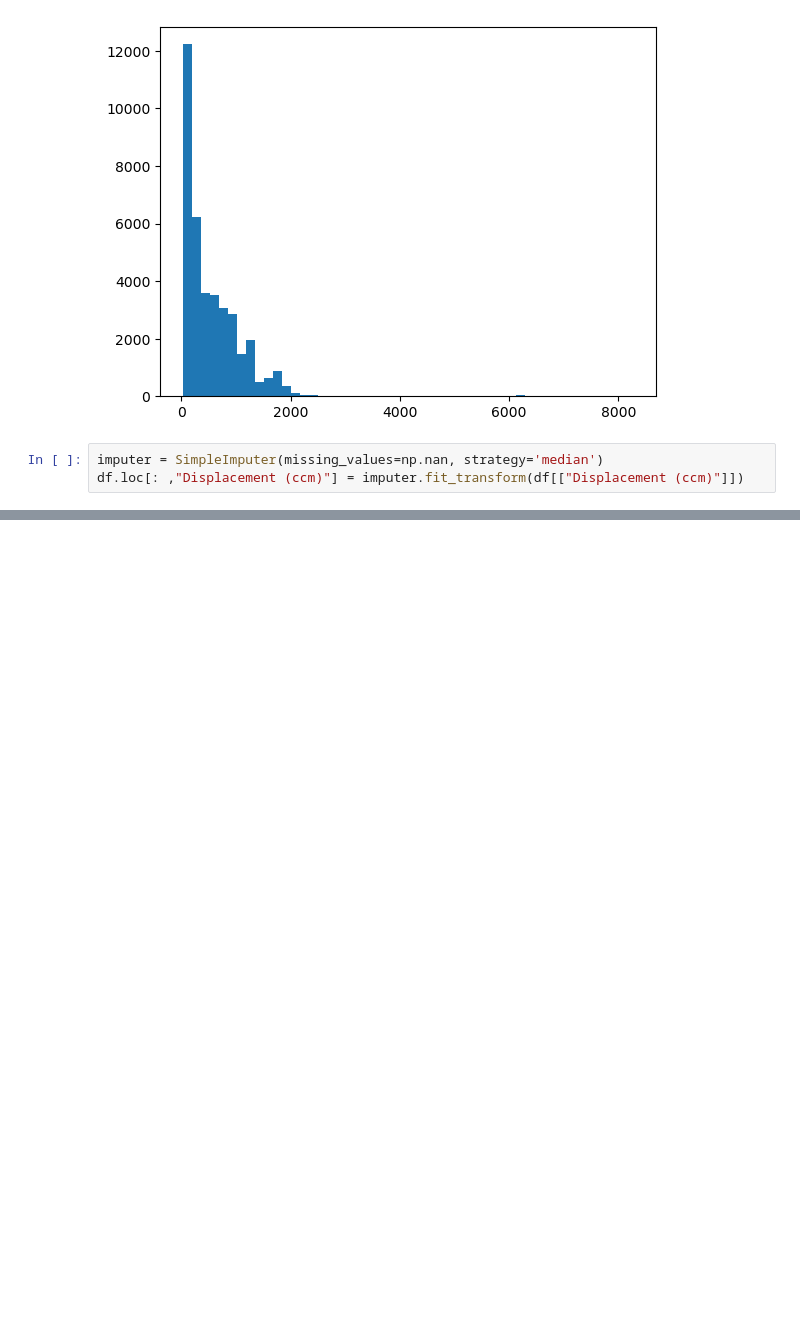
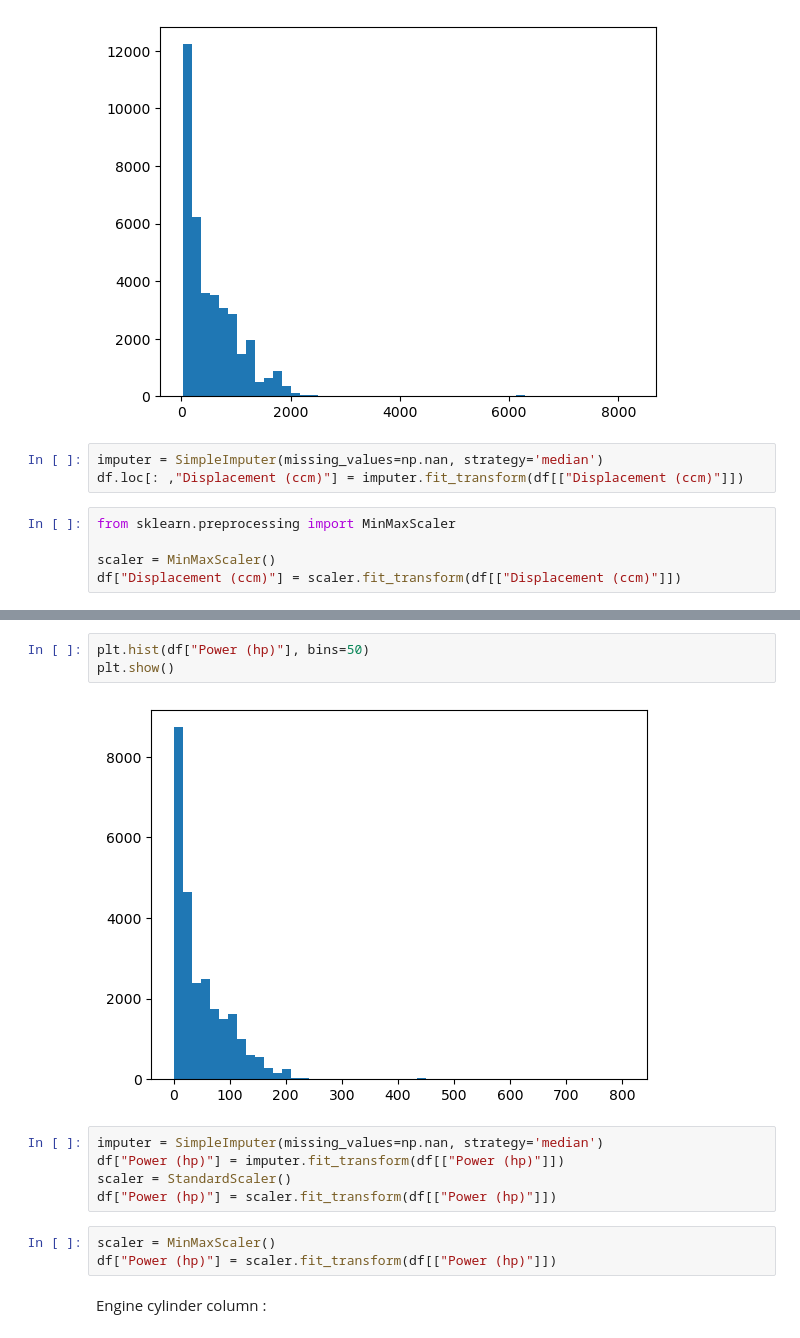
Before and after one commit to samamohamedd/IEEE-Tasks, a Jupyter notebook: task1-dataCleaning/code.ipynb, the cells around one changed output, grey strips where cells are left out. Drawn from its saved outputs; the diff is of its cells as text; blank space fills up the shorter version.

```diff
--- a/task1-dataCleaning/code.ipynb
+++ b/task1-dataCleaning/code.ipynb
@@ -269,3 +267,8 @@ plt.show()
 # %%
 imputer = SimpleImputer(missing_values=np.nan, strategy='median')
 df.loc[: ,"Displacement (ccm)"] = imputer.fit_transform(df[["Displacement (ccm)"]])
+# %%
+from sklearn.preprocessing import MinMaxScaler
+
+scaler = MinMaxScaler()
+df["Displacement (ccm)"] = scaler.fit_transform(df[["Displacement (ccm)"]])
@@ -271,0 +293,15 @@ df.loc[: ,"Displacement (ccm)"] = imputer.fit_transform(df[["Displacement (ccm)"
+# %%
+plt.hist(df["Power (hp)"], bins=50)
+plt.show()
+# %% [output]
+[figure, added]
+# %%
+imputer = SimpleImputer(missing_values=np.nan, strategy='median')
+df["Power (hp)"] = imputer.fit_transform(df[["Power (hp)"]])
+scaler = StandardScaler()
+df["Power (hp)"] = scaler.fit_transform(df[["Power (hp)"]])
+# %%
+scaler = MinMaxScaler()
+df["Power (hp)"] = scaler.fit_transform(df[["Power (hp)"]])
+# %% [markdown]
+Engine cylinder column :
```
Also changed, not shown: parts of 46 cells of this notebook.
